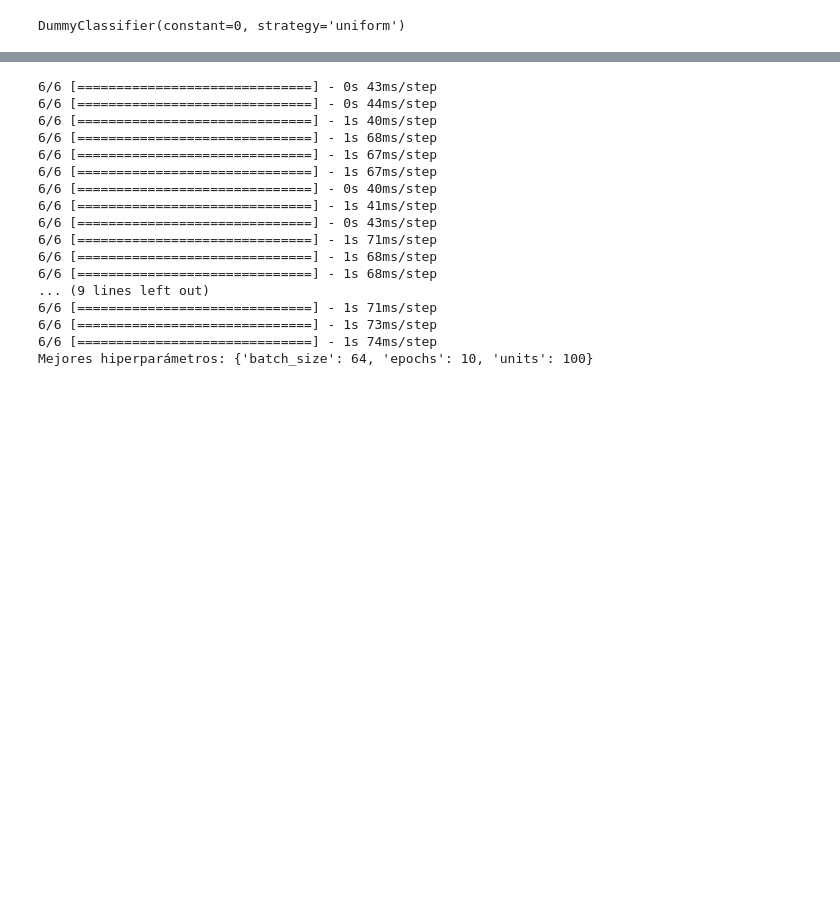
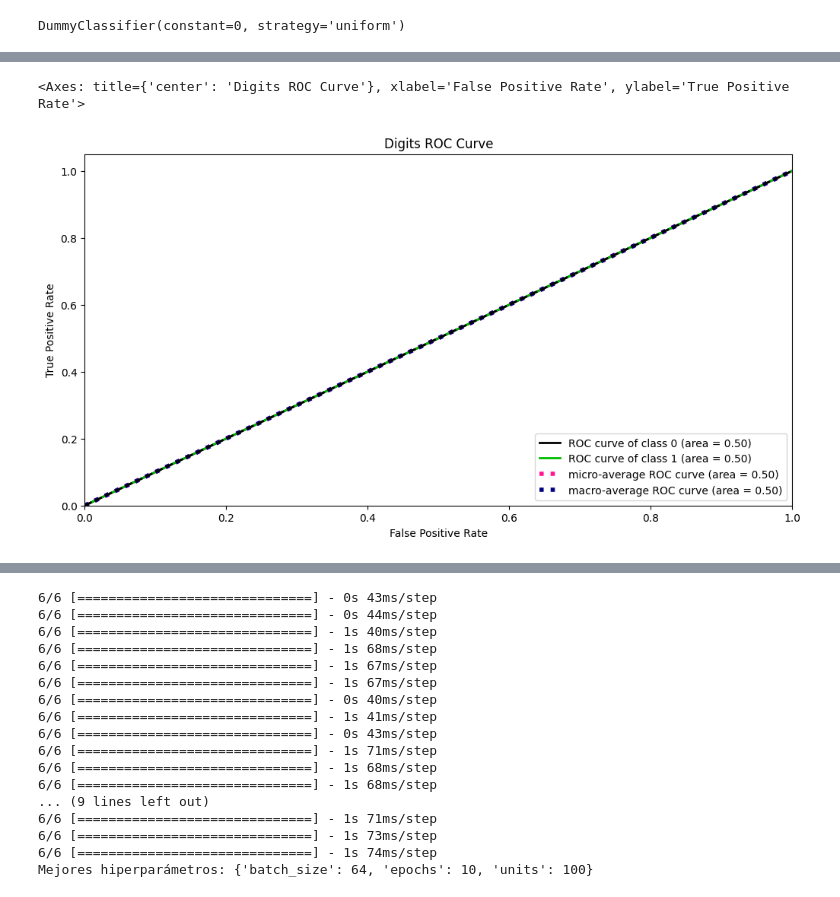
Before and after one commit to arango850/CED_III_TI_II, a Jupyter notebook: TI III.ipynb, the cells around one changed output, grey strips where cells are left out. Drawn from its saved outputs; the diff is of its cells as text; code cells hidden in the pictures; blank space fills up the shorter version.

```diff
--- a/TI III.ipynb
+++ b/TI III.ipynb
@@ -257,3 +277,12 @@ Text(0.5, 1.0, 'Scores for cross validation in Random forest Classifier')
+# %%
+dummy =DummyClassifier(constant=0, strategy='uniform')
+dummy.fit(sequences_matrix_train,y_train)
+Y_pred = dummy.predict_proba(sequences_matrix_test)
+skplt.metrics.plot_roc_curve(y_test,Y_pred,
+                       title="Digits ROC Curve", figsize=(12,6))
+# %% [output]
+<Axes: title={'center': 'Digits ROC Curve'}, xlabel='False Positive Rate', ylabel='True Positive Rate'>
+[figure, added]
 # %%
 from tensorflow.keras.models import Sequential
 from tensorflow.keras.layers import SimpleRNN, Dense, Embedding, LSTM
```
Also changed, not shown: parts of 6 cells of this notebook.
